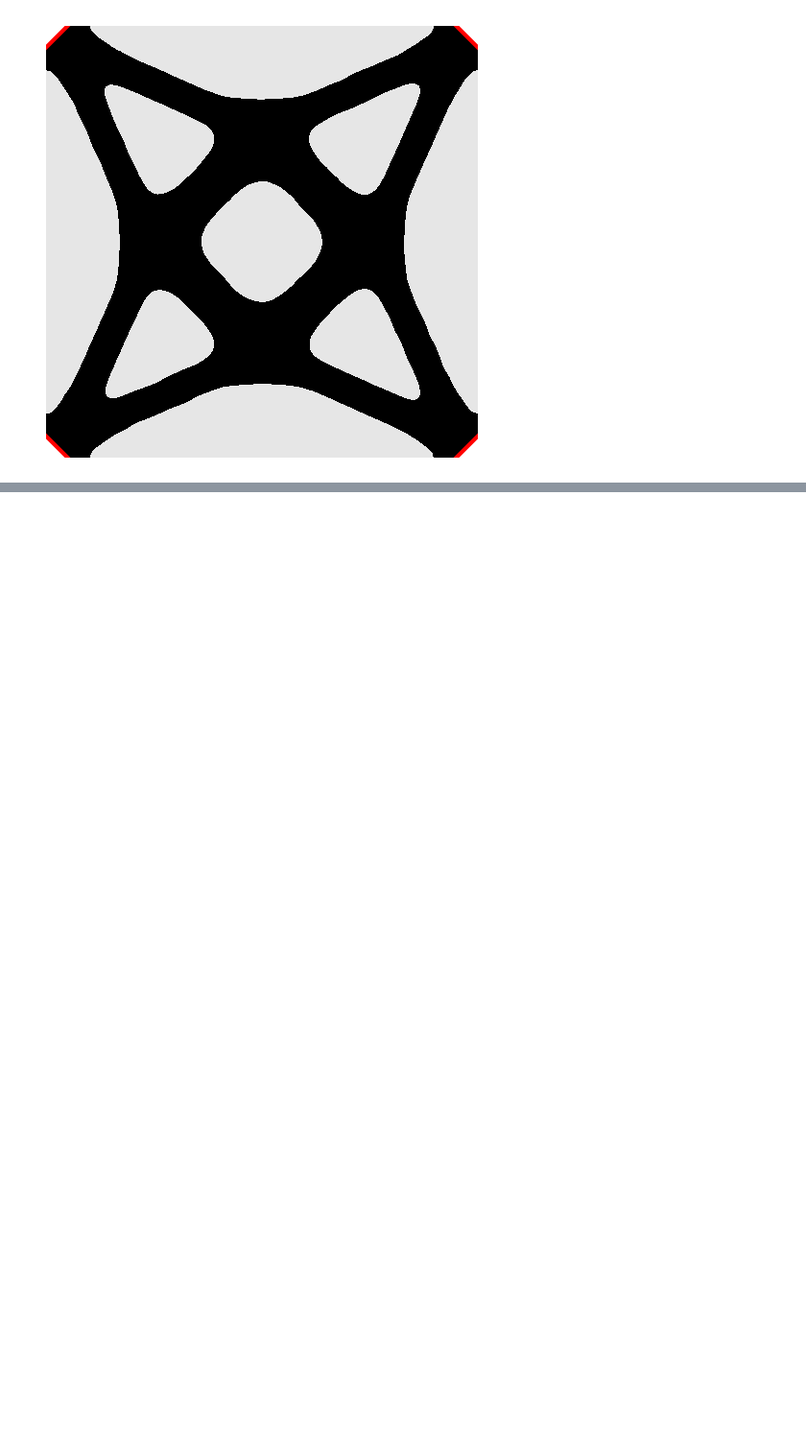
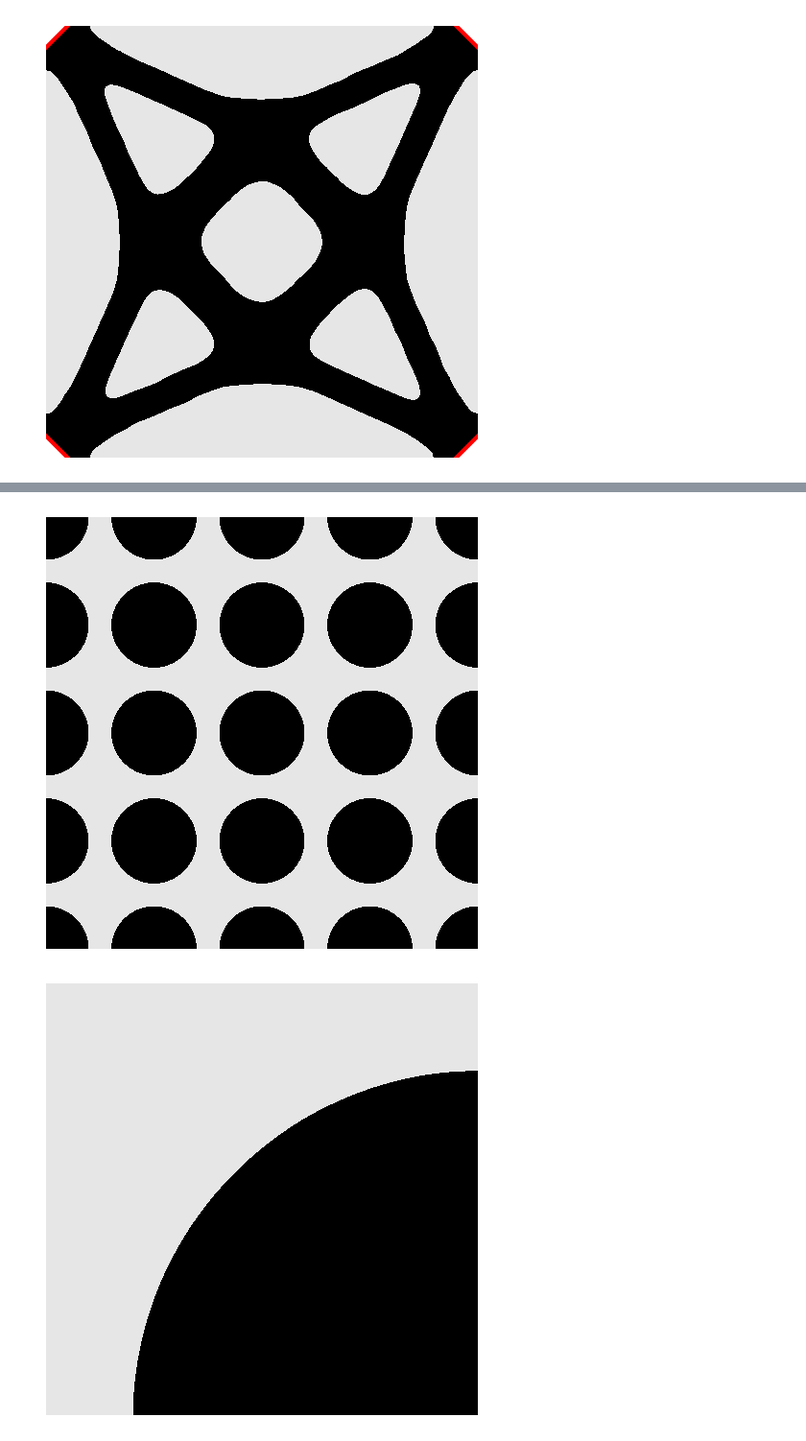
Before and after one commit to PhiFEM/phiFEM_FormOpt, a Jupyter notebook: code/manuscript.ipynb, the cells around one changed output, grey strips where cells are left out. Shown at 96% size. Saved outputs shown, nothing was run; the diff lists cells and outputs as text; code cells hidden in the pictures; blank space fills up the shorter version.

```diff
--- a/code/manuscript.ipynb
+++ b/code/manuscript.ipynb
@@ -848,0 +915,12 @@ plot_lag2(
+# %%
+test_path = Path("../results/t14/")
+
+plot_results_for_doc(
+    test_path, 0, [[0, 1], [0, 1]], 3, Path("../tex/log1_0.png")
+)
+plot_results_for_doc(
+    test_path, 147, [[0, 1], [0, 1]], 3, Path("../tex/log1_1.png")
+)
+# %% [output]
+[figure, added]
+[figure, added]
```
Also changed, not shown: parts of 17 cells of this notebook, 25 other files.
